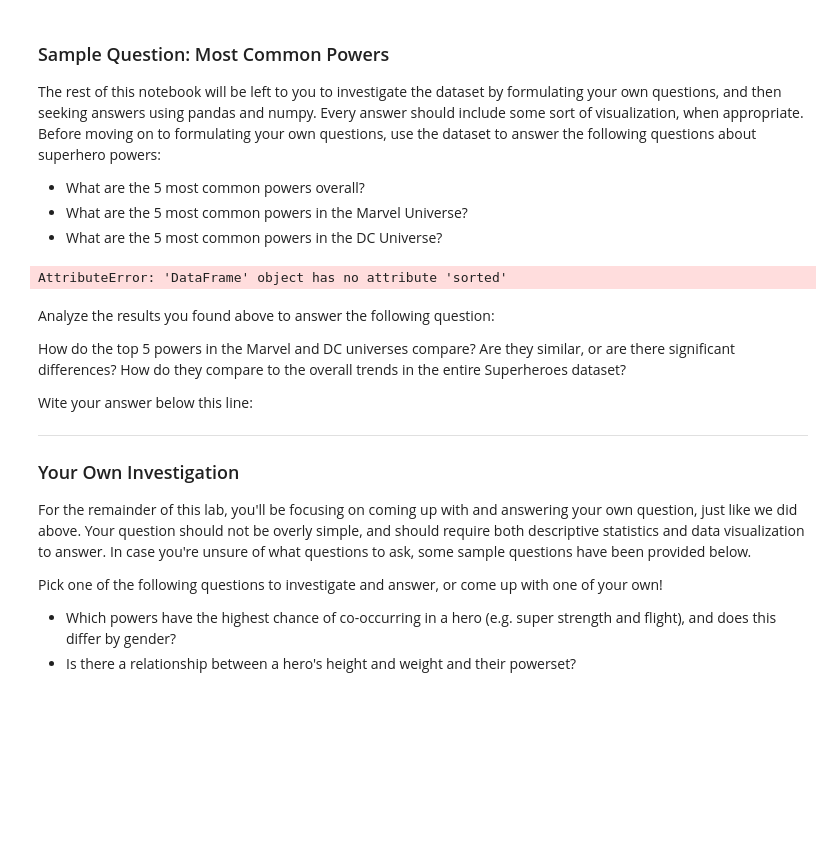
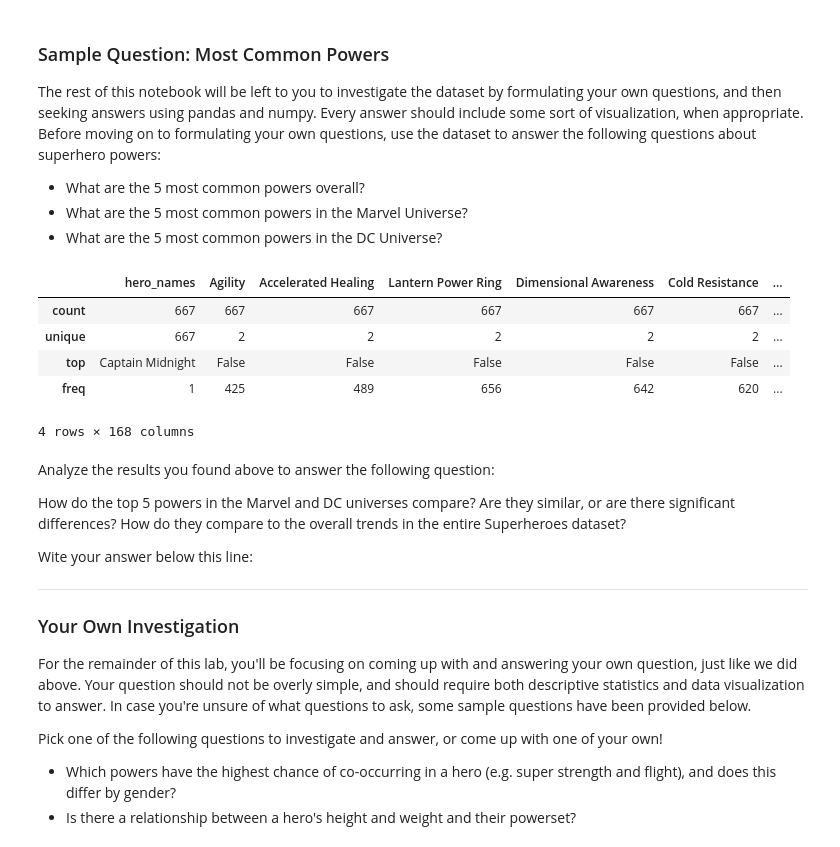
Before and after one commit to lnhdn/dsc-data-cleaning-project-nyc-ds-career-042219, a Jupyter notebook: index.ipynb, the cells around one changed output. Drawn from its saved outputs; the diff is of its cells as text; code cells hidden in the pictures; blank space fills up the shorter version.

```diff
--- a/index.ipynb
+++ b/index.ipynb
@@ -329,10 +329,14 @@ The rest of this notebook will be left to you to investigate the dataset by form
 * What are the 5 most common powers in the Marvel Universe?
 * What are the 5 most common powers in the DC Universe?
 # %%
-powers_df.describe().sort
-\()
+powers_df.describe()
 # %% [output]
+|  | hero_names | Agility | Accelerated Healing | Lantern Power Ring | Dimensional Awareness | Cold Resistance | ... |
+| count | 667 | 667 | 667 | 667 | 667 | 667 | ... |
+| unique | 667 | 2 | 2 | 2 | 2 | 2 | ... |
+| top | Captain Midnight | False | False | False | False | False | ... |
+| freq | 1 | 425 | 489 | 656 | 642 | 620 | ... |
-AttributeError: 'DataFrame' object has no attribute 'sorted'
+4 rows × 168 columns
 # %% [markdown]
 Analyze the results you found above to answer the following question:
 
```
